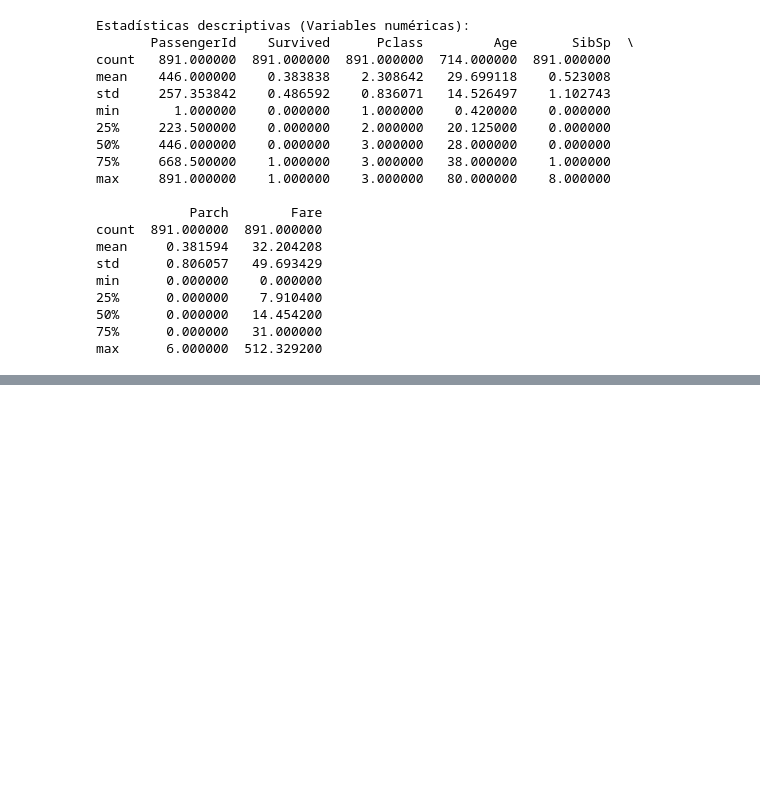
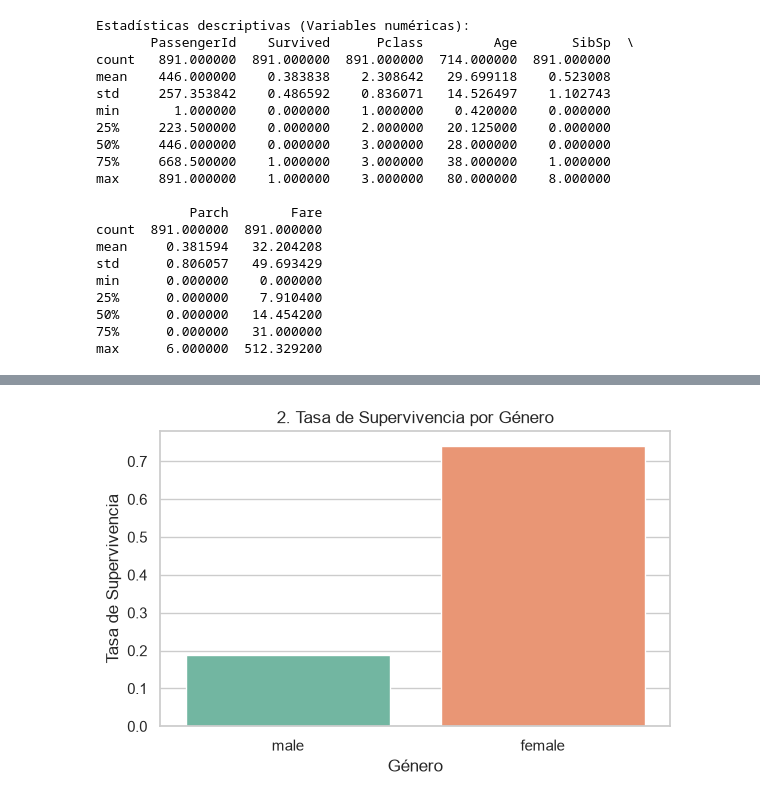
Before and after one commit to Tadand-64/Titanic, a Jupyter notebook: src/analysis.ipynb, the cells around one changed output, grey strips where cells are left out. Cells and saved outputs as stored; diff of their text form; code cells hidden in the pictures; blank space fills up the shorter version.

```diff
--- a/src/analysis.ipynb
+++ b/src/analysis.ipynb
@@ -116,0 +203,12 @@ freq                          1   577       7     4      644
+# %%
+# Gráfico 2: Supervivencia por Género
+plt.figure(figsize=(6, 4))
+sns.barplot(x='Sex', y='Survived', hue='Sex', legend=False, data=df, errorbar=None, palette='Set2')
+plt.title('2. Tasa de Supervivencia por Género')
+plt.ylabel('Tasa de Supervivencia')
+plt.xlabel('Género')
+plt.tight_layout()
+plt.savefig('../outputs/resultados/2_supervivencia_genero.png')
+plt.show()
+# %% [output]
+[figure, added]
```
Also changed, not shown: parts of 9 cells of this notebook, 7 other files.
